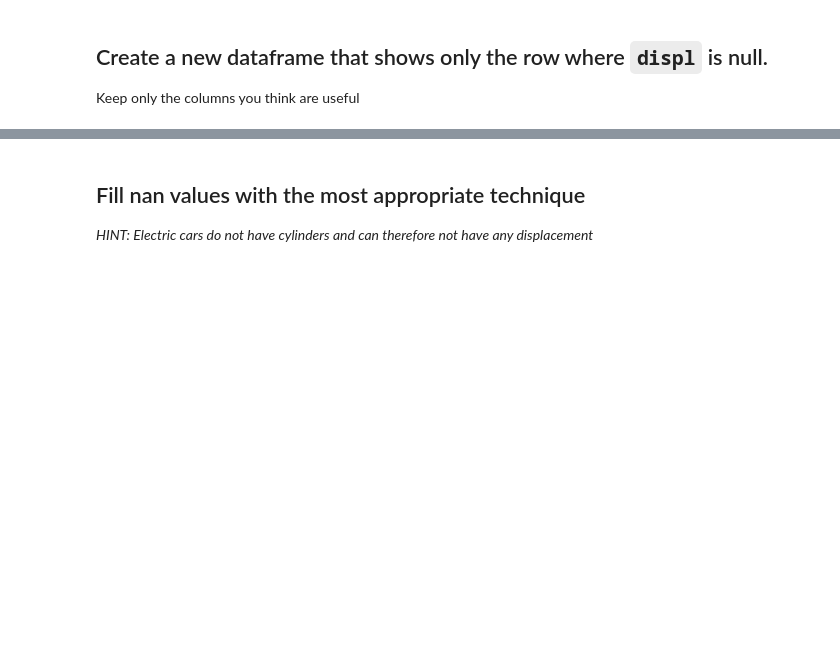
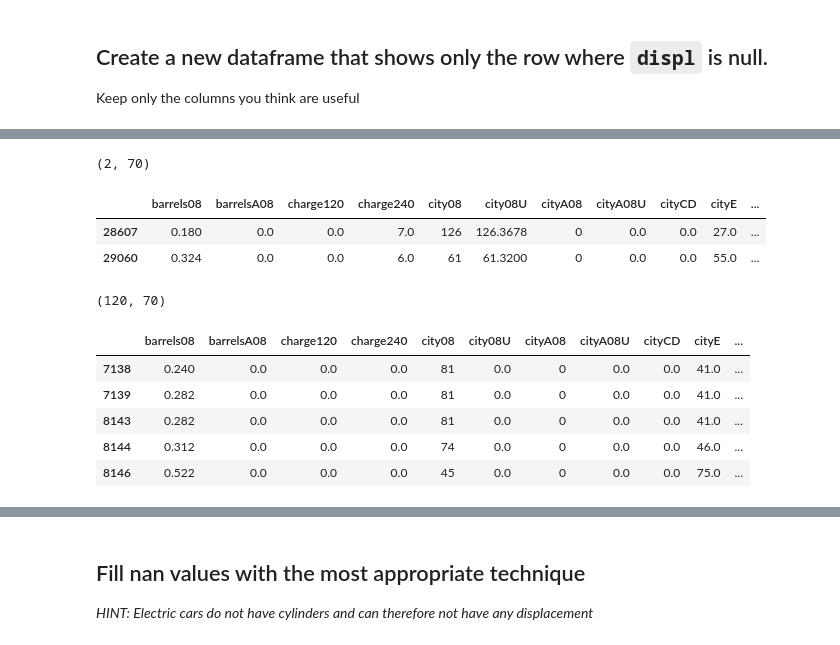
Before and after one commit to Ironhack-Data-Madrid-Octubre-2023/2.4-lab_data_cleaning, a Jupyter notebook: your-code/main.ipynb, the cells around one changed output, grey strips where cells are left out. Saved outputs shown, nothing was run; the diff lists cells and outputs as text; code cells hidden in the pictures; blank space fills up the shorter version.

Commit message:
Limpieza continúa - he aplicado displ 0 a coches de tipo eléctrico

```diff
--- a/your-code/main.ipynb
+++ b/your-code/main.ipynb
@@ -228,0 +236,13 @@ Keep only the columns you think are useful
+# %%
+# Primero me están pidiendo un filtro, lo voy a aplicar y ya sigo desde ahí con los datos que me interesen a mi
+displ0 = data[data.displ == 0]
+displ0.shape
+# %% [output]
+(2, 70)
+# %%
+# Veo a ver que me datos del resto de columnas se inclyen entre estos dos coches
+displ0
+# %% [output]
+|  | barrels08 | barrelsA08 | charge120 | charge240 | city08 | city08U | cityA08 | cityA08U | cityCD | cityE | ... |
+| 28607 | 0.180 | 0.0 | 0.0 | 7.0 | 126 | 126.3678 | 0 | 0.0 | 0.0 | 27.0 | ... |
+| 29060 | 0.324 | 0.0 | 0.0 | 6.0 | 61 | 61.3200 | 0 | 0.0 | 0.0 | 55.0 | ... |
@@ -228,0 +252,16 @@ Keep only the columns you think are useful
+# %%
+# Voy a sacar todos los coches que tengan fuelType electricity
+electricos = data[data.fuelType == 'Electricity']
+electricos.shape
+# %% [output]
+(120, 70)
+# %%
+# Hay 120 coches electricos con un displacement distinto de 0? Vemos en el head que son nan -> Vamos a hacer que
+electricos.head()
+# %% [output]
+|  | barrels08 | barrelsA08 | charge120 | charge240 | city08 | city08U | cityA08 | cityA08U | cityCD | cityE | ... |
+| 7138 | 0.240 | 0.0 | 0.0 | 0.0 | 81 | 0.0 | 0 | 0.0 | 0.0 | 41.0 | ... |
+| 7139 | 0.282 | 0.0 | 0.0 | 0.0 | 81 | 0.0 | 0 | 0.0 | 0.0 | 41.0 | ... |
+| 8143 | 0.282 | 0.0 | 0.0 | 0.0 | 81 | 0.0 | 0 | 0.0 | 0.0 | 41.0 | ... |
+| 8144 | 0.312 | 0.0 | 0.0 | 0.0 | 74 | 0.0 | 0 | 0.0 | 0.0 | 46.0 | ... |
+| 8146 | 0.522 | 0.0 | 0.0 | 0.0 | 45 | 0.0 | 0 | 0.0 | 0.0 | 75.0 | ... |
```
Also changed, not shown: parts of 9 cells of this notebook.
